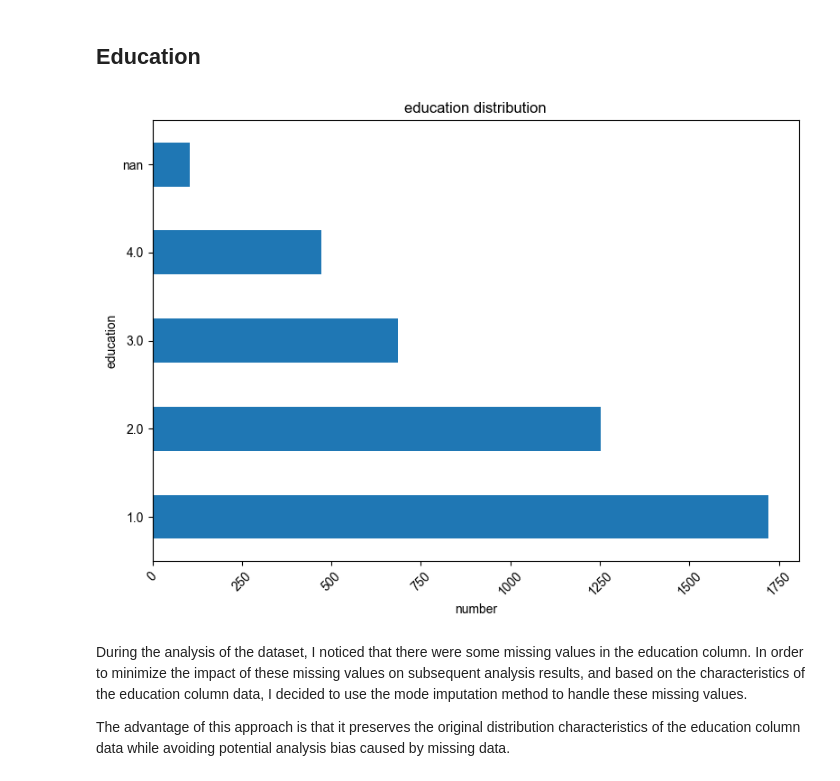
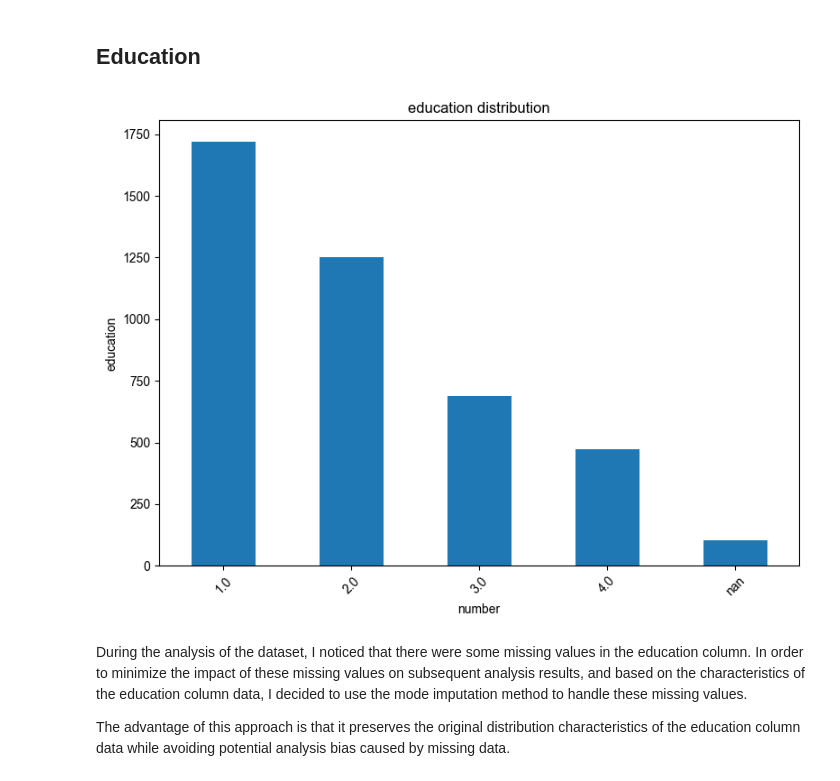
Before and after one commit to Yute-Tjr/CHD_data_analysis, a Jupyter notebook: CHD_data_analysis.ipynb, the cells around one changed output. Drawn from its saved outputs; the diff is of its cells as text; code cells hidden in the pictures.

```diff
--- a/CHD_data_analysis.ipynb
+++ b/CHD_data_analysis.ipynb
@@ -126,15 +124,15 @@ plt.show()
 # %%
 value_counts_education = df['education'].value_counts(dropna=False)
 plt.figure(figsize=(8, 6))
-value_counts_education.plot(kind='barh')
+value_counts_education.plot(kind='bar')
 plt.ylabel('education')
 plt.xlabel('number')
 plt.xticks(rotation=45)
 plt.title('education distribution')
 plt.tight_layout()
 plt.show()
 # %% [output]
-[figure, old version]
+[figure, new version]
 # %% [markdown]
 During the analysis of the dataset, I noticed that there were some missing values in the education column. In order to minimize the impact of these missing values on subsequent analysis results, and based on the characteristics of the education column data, I decided to use the mode imputation method to handle these missing values.
 
```
Also changed, not shown: parts of 1 cell of this notebook.
